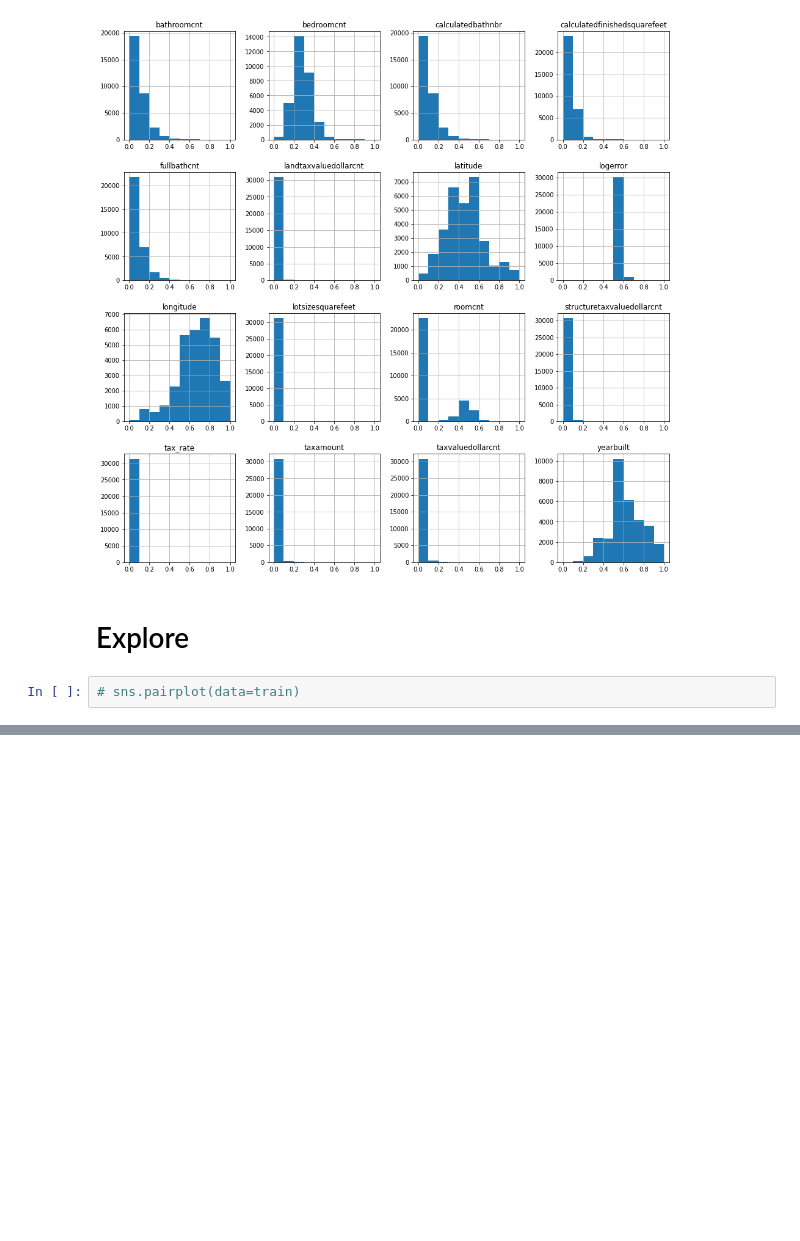
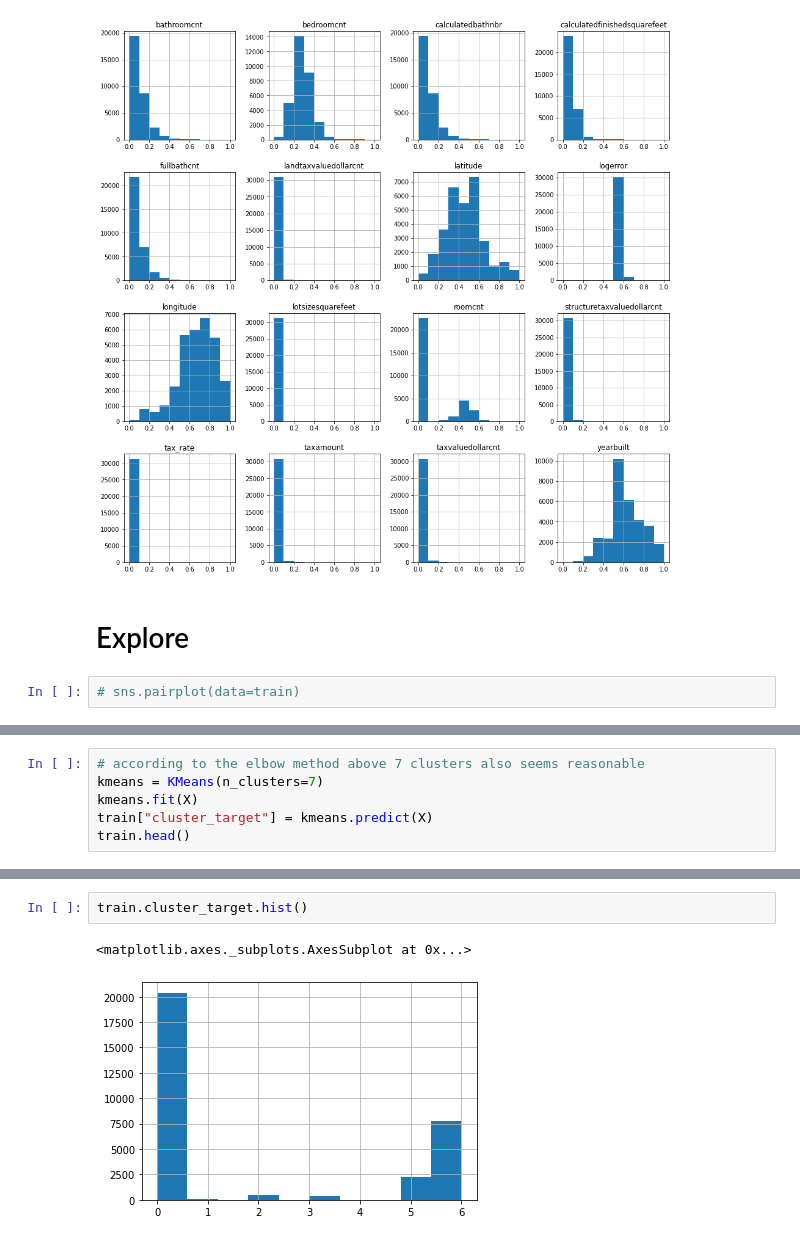
Before and after one commit to armadillo-zillow/zillow_clustering_project, a Jupyter notebook: alec_working_file.ipynb, the cells around one changed output, grey strips where cells are left out. Cells and saved outputs as stored; diff of their text form; blank space fills up the shorter version.

```diff
--- a/alec_working_file.ipynb
+++ b/alec_working_file.ipynb
@@ -167,0 +267,6 @@ plt.show()
+# %%
+# according to the elbow method above 7 clusters also seems reasonable
+kmeans = KMeans(n_clusters=7)
+kmeans.fit(X)
+train["cluster_target"] = kmeans.predict(X)
+train.head()
@@ -167,0 +290,5 @@ plt.show()
+# %%
+train.cluster_target.hist()
+# %% [output]
+<matplotlib.axes._subplots.AxesSubplot at 0x...>
+[figure, added]
```
Also changed, not shown: parts of 23 cells of this notebook, 1 other file.
